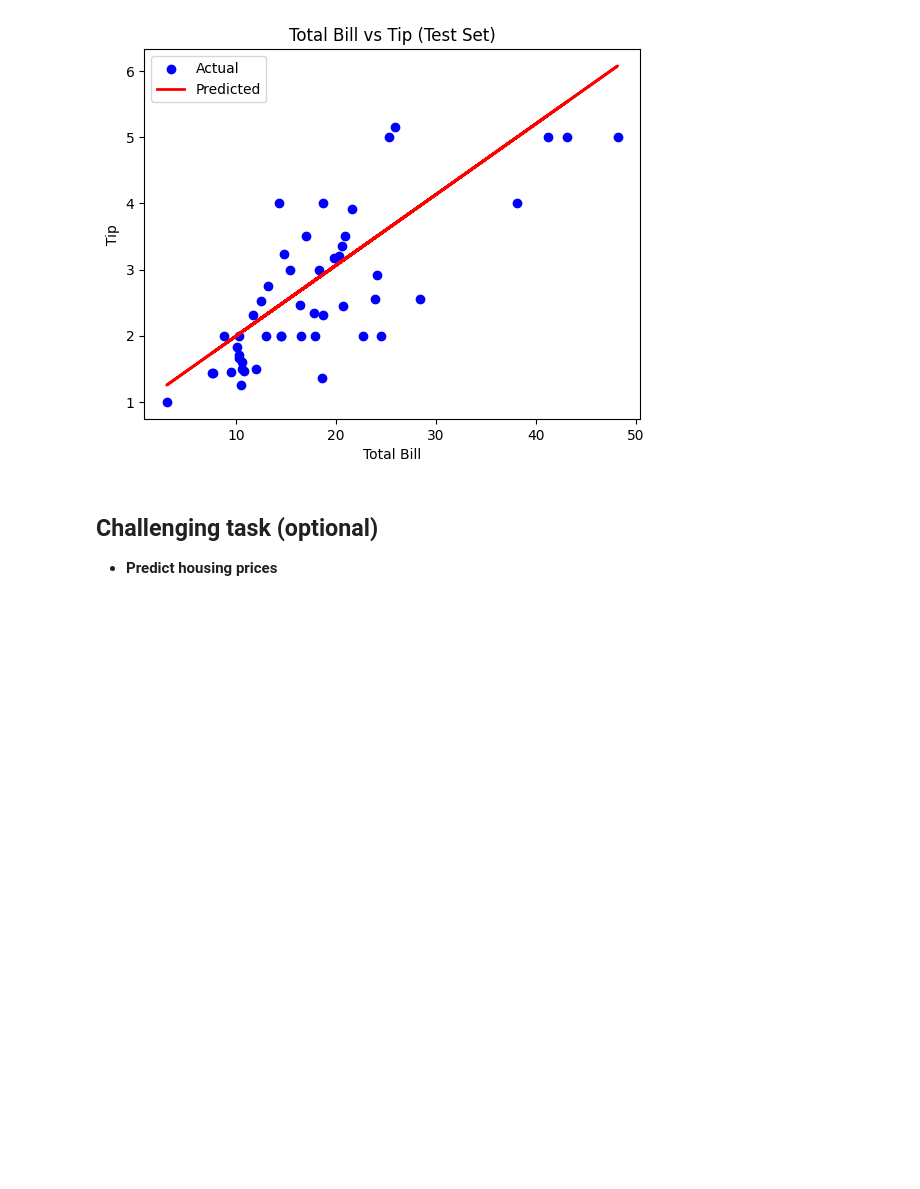
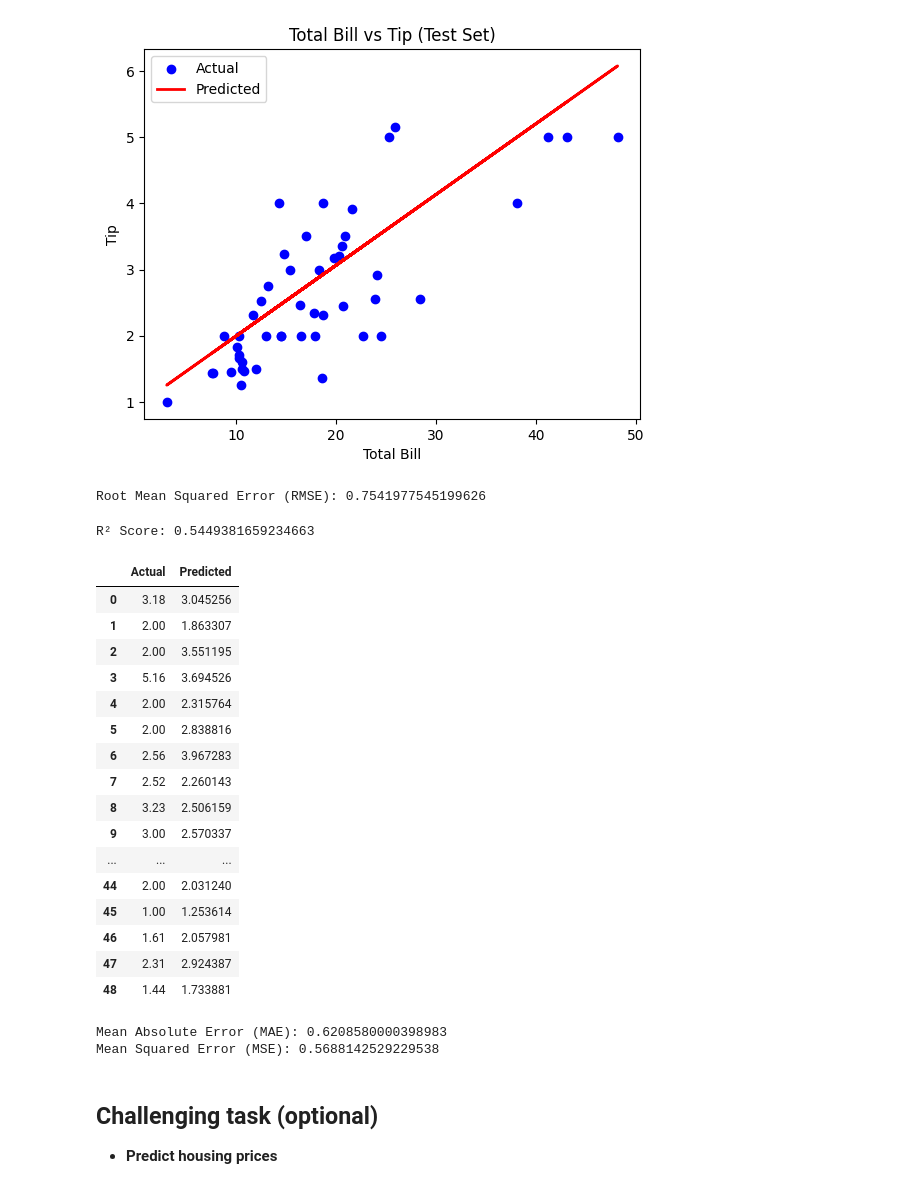
Before and after one commit to EdwinAbdonShayo/Data-Science-AI-Lessons, a Jupyter notebook: Week 4/DSAI-Lab4-Stu.ipynb, the cells around one changed output. Drawn from its saved outputs; the diff is of its cells as text; code cells hidden in the pictures; blank space fills up the shorter version.

```diff
--- a/Week 4/DSAI-Lab4-Stu.ipynb
+++ b/Week 4/DSAI-Lab4-Stu.ipynb
@@ -288,12 +293,53 @@ Mean Absolute Error: 0.6208580000398983
 # Use RMSE to measure the average of the suares of the errors or deviations from the actual value.
 # It is used to measure the accuracy of a model in predicting the outcome of a given data set.
 # Closer to zero means better accuracy.
-from sklearn.metrics import mean_squared_error
+
+# Calculate Mean Squared Error (MSE)
+mse = mean_squared_error(y_test, y_pred)
+
+# Compute Root Mean Squared Error (RMSE)
+rmse = np.sqrt(mse)
+
+print(f'Root Mean Squared Error (RMSE): {rmse}')
+# %% [output]
+Root Mean Squared Error (RMSE): 0.7541977545199626
 # %%
 # Extra information on evaluation of regression, search for 'R^2 score' and implement.
 # Closer to one means better accuracy.
-from sklearn.metrics import r2_score
+
+
+# Compute R² Score
+r2 = r2_score(y_test, y_pred)
+
+print(f'R² Score: {r2}')
+# %% [output]
+R² Score: 0.5449381659234663
 # %%
 # Print y_prediction vs y_test side-by-side to visibly compare.
+
+# Create a DataFrame to compare actual vs predicted values
+comparison_df = pd.DataFrame({'Actual': y_test.values, 'Predicted': y_pred})
+
+# Display the comparison table
+# print(comparison_df)
+display(comparison_df)
+# %% [output]
+|  | Actual | Predicted |
+| 0 | 3.18 | 3.045256 |
+| 1 | 2.00 | 1.863307 |
+| 2 | 2.00 | 3.551195 |
+| 3 | 5.16 | 3.694526 |
+| 4 | 2.00 | 2.315764 |
+| 5 | 2.00 | 2.838816 |
+| 6 | 2.56 | 3.967283 |
+| 7 | 2.52 | 2.260143 |
+| 8 | 3.23 | 2.506159 |
+| 9 | 3.00 | 2.570337 |
+| ... | ... | ... |
+| 44 | 2.00 | 2.031240 |
+| 45 | 1.00 | 1.253614 |
+| 46 | 1.61 | 2.057981 |
+| 47 | 2.31 | 2.924387 |
+| 48 | 1.44 | 1.733881 |
 # %%
 # Define a new function that calculates the mean absolute error from y_test to y_predictions using the function name: mean_abs_err()
@@ -300,6 +359,17 @@ from sklearn.metrics import r2_score
 # %%
 # Call the above function, as follows, with the y_test and y_predictions, and compare to the embedded mean_squared_error function outcome we used above. We expect them to be the same!
-mean_abs_err(y_test, y_predictions)
+# mean_abs_err(y_test, y_pred)
+
+# Calculate Mean Absolute Error (MAE)
+mae = mean_abs_err(y_test, y_pred)
+print("Mean Absolute Error (MAE):", mae)
+
+# Calculate Mean Squared Error (MSE)
+mse = mean_squared_error(y_test, y_pred)
+print("Mean Squared Error (MSE):", mse)
+# %% [output]
+Mean Absolute Error (MAE): 0.6208580000398983
+Mean Squared Error (MSE): 0.5688142529229538
 # %% [markdown]
 ## Challenging task (optional)
 *   **Predict housing prices**
```
Also changed, not shown: parts of 2 cells of this notebook.
